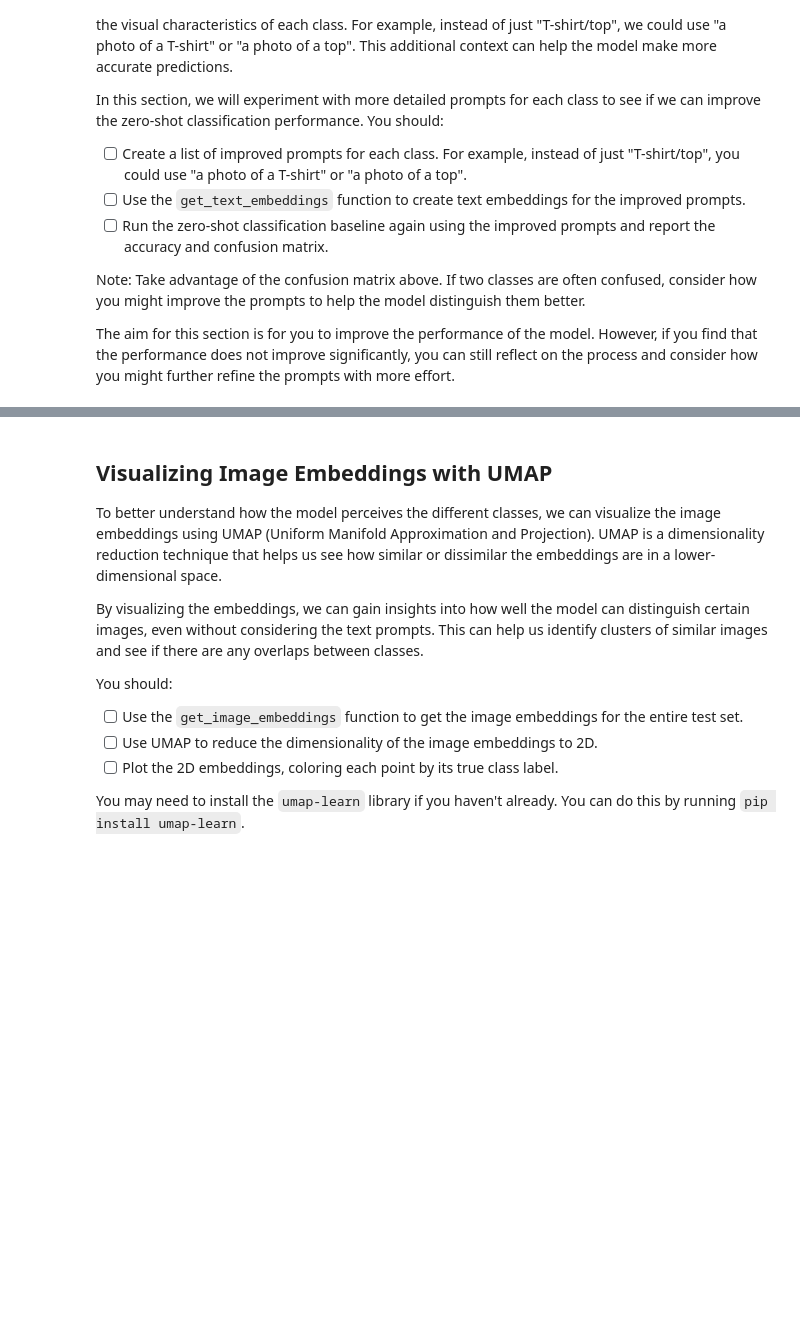
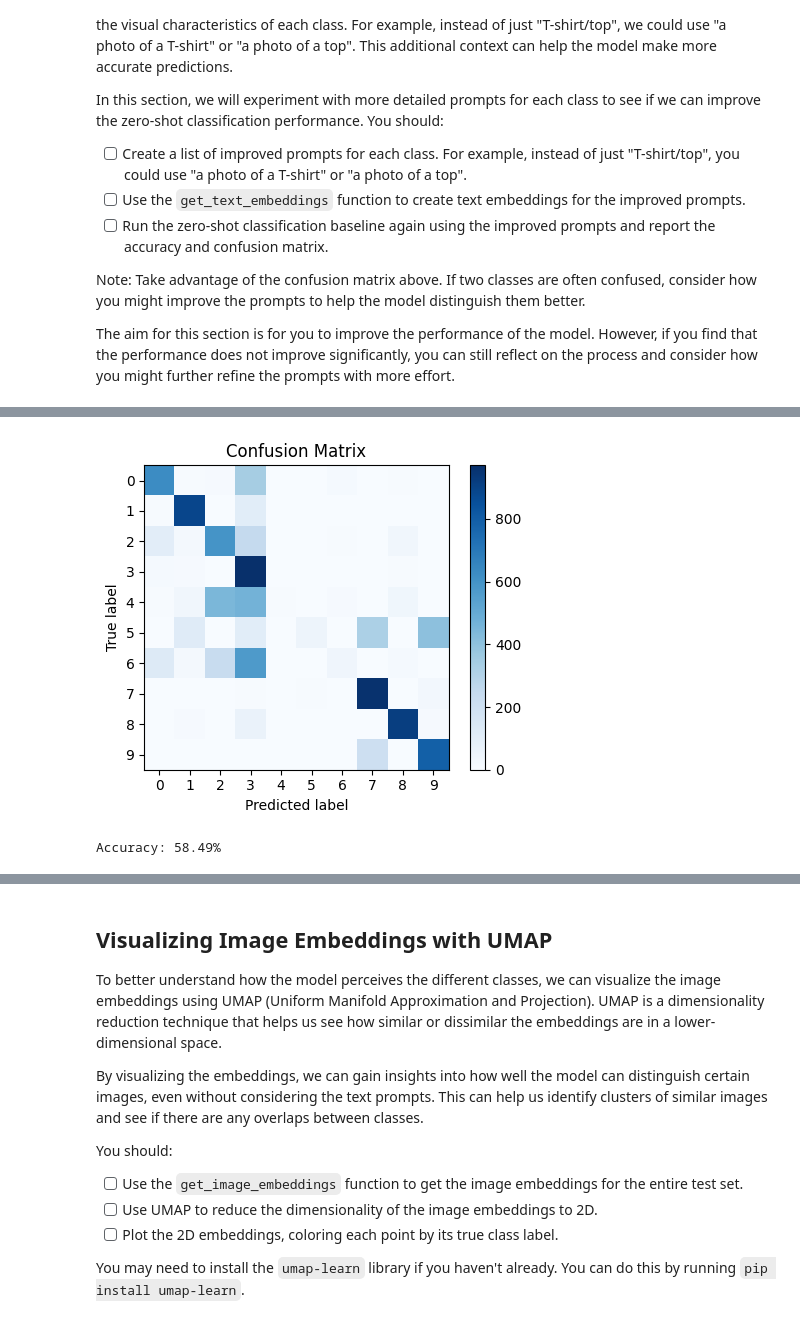
Before and after one commit to omaralfaqih6/deep_learning, a Jupyter notebook: 02_activities/assignments/assignment_2.ipynb, the cells around one changed output, grey strips where cells are left out. Drawn from its saved outputs; the diff is of its cells as text; code cells hidden in the pictures; blank space fills up the shorter version.

```diff
--- a/02_activities/assignments/assignment_2.ipynb
+++ b/02_activities/assignments/assignment_2.ipynb
@@ -324,0 +363,53 @@ Reflection: How did your detailed prompts affect the zero-shot classification pe
+# %%
+# A second set of improved prompts for the zero-shot classification
+improved_prompts_2 = [
+    "A casual T-shirt for everyday wear",
+    "A pair of comfortable trousers for casual outings",
+    "A warm pullover for chilly days",
+    "A stylish dress for special occasions",
+    "A cozy coat for winter warmth",
+    "A pair of trendy sandals for summer",
+    "A classic shirt for formal events",
+    "A sporty sneaker for active lifestyles",
+    "A fashionable bag for daily use",
+    "A chic ankle boot for stylish footwear"
+]
+# Reinitialize y_true and y_pred for the new predictions
+
+y_true_2, y_pred_2 = [], []
+
+for pixel_values, labels in test_loader:
+
+# Report the accuracy of the predictions
+    text_feats = get_text_embeddings(improved_prompts_2)
+    image_feats = get_image_embeddings(pixel_values)
+
+    similarity = get_cosine_similarity(image_feats, text_feats)
+    predictions = get_predictions(similarity)
+
+    y_true_2.extend(labels.numpy())
+    y_pred_2.extend(predictions)
+
+# Report the confusion matrix
+def plot_confusion_matrix_v2(y_true_2, y_pred_2, class_names):
+    cm = confusion_matrix(y_true_2, y_pred_2)
+    plt.figure(figsize=(5, 4))
+    plt.imshow(cm, interpolation='nearest', cmap=plt.cm.Blues)
+    plt.title('Confusion Matrix')
+    plt.colorbar()
+    tick_marks = np.arange(len(class_names))
+    plt.xticks(tick_marks)
+    plt.yticks(tick_marks)
+    plt.ylabel('True label')
+    plt.xlabel('Predicted label')
+    plt.tight_layout()
+    plt.show()
+plot_confusion_matrix_v2(y_true_2, y_pred_2, improved_prompts_2)
+# %% [output]
+[figure, added]
+# %%
+# Report the accuracy of the predictions related to the second set of improved prompts
+accuracy = accuracy_score(y_true_2, y_pred_2)
+print(f"Accuracy: {accuracy * 100:.2f}%")
+# %% [output]
+Accuracy: 58.49%
```
Also changed, not shown: parts of 17 cells of this notebook.
